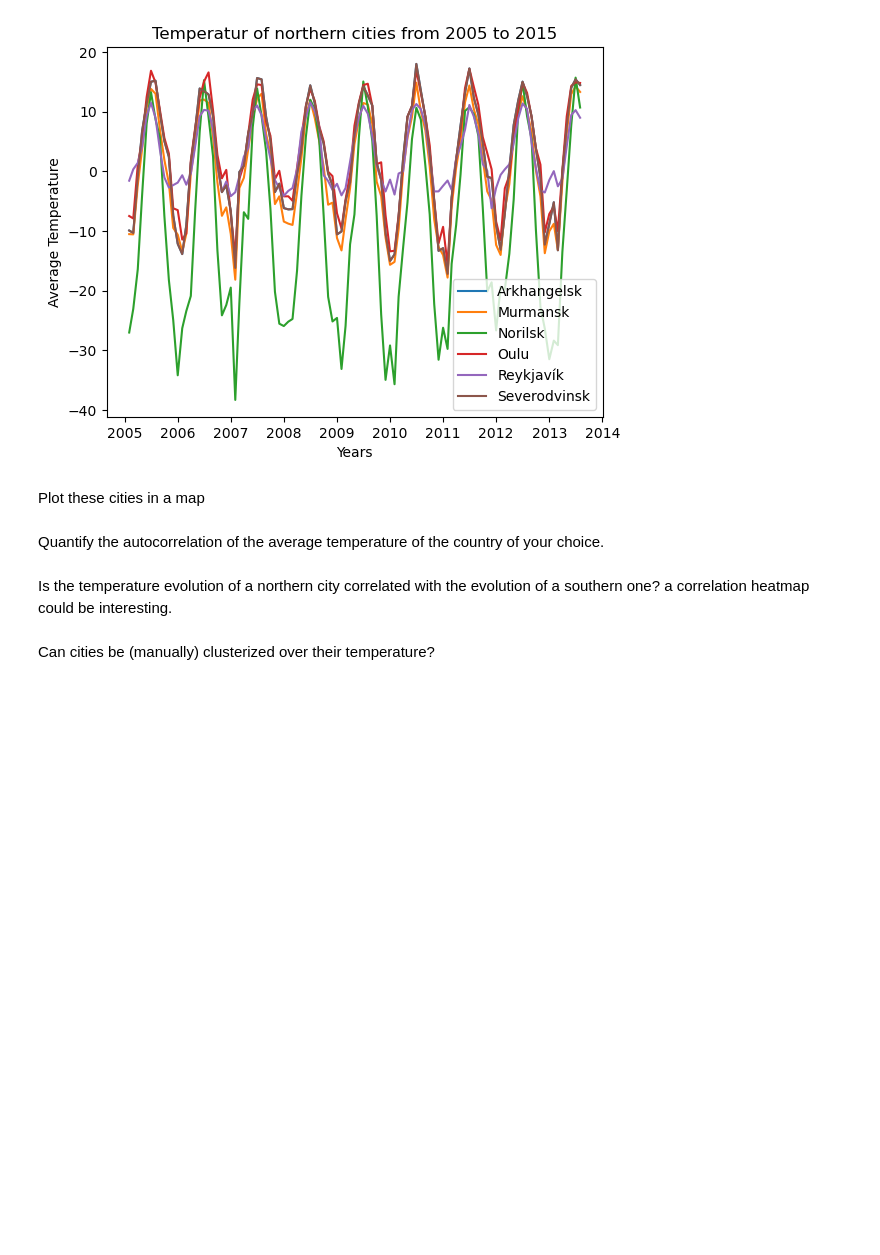
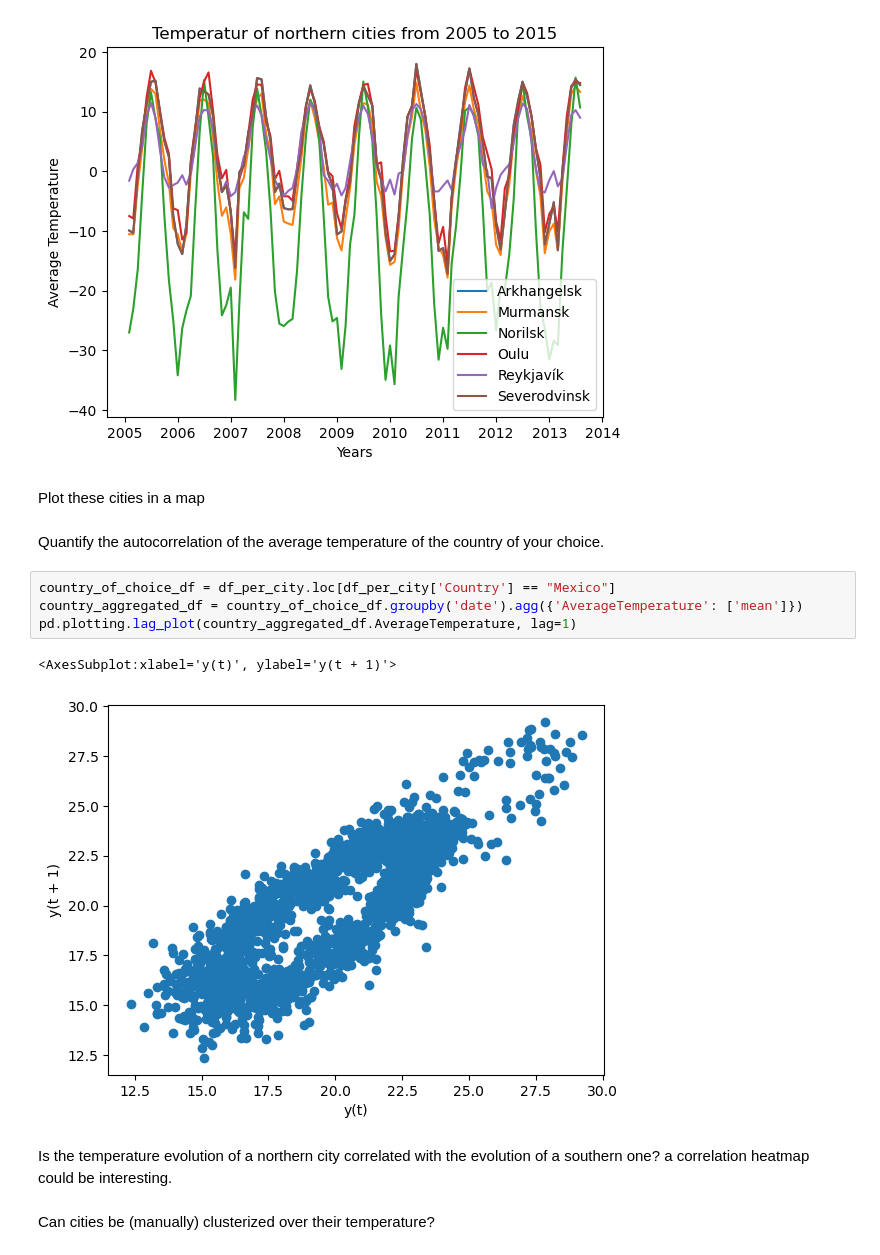
Before and after one commit to TanZng/ot6-cloud, a Jupyter notebook: analytics.ipynb, the cells around one changed output. Cells and saved outputs as stored; diff of their text form; blank space fills up the shorter version.

Commit message:
add autocorrelation for country

```diff
--- a/analytics.ipynb
+++ b/analytics.ipynb
@@ -139,6 +139,13 @@ plt.show()
 Plot these cities in a map
 # %% [markdown]
 Quantify the autocorrelation of the average temperature of the country of your choice.
+# %%
+country_of_choice_df = df_per_city.loc[df_per_city['Country'] == "Mexico"]
+country_aggregated_df = country_of_choice_df.groupby('date').agg({'AverageTemperature': ['mean']})
+pd.plotting.lag_plot(country_aggregated_df.AverageTemperature, lag=1)
+# %% [output]
+<AxesSubplot:xlabel='y(t)', ylabel='y(t + 1)'>
+[figure, added]
 # %% [markdown]
 Is the temperature evolution of a northern city correlated with the evolution of a southern one? a correlation heatmap could be interesting.
 # %% [markdown]
```
